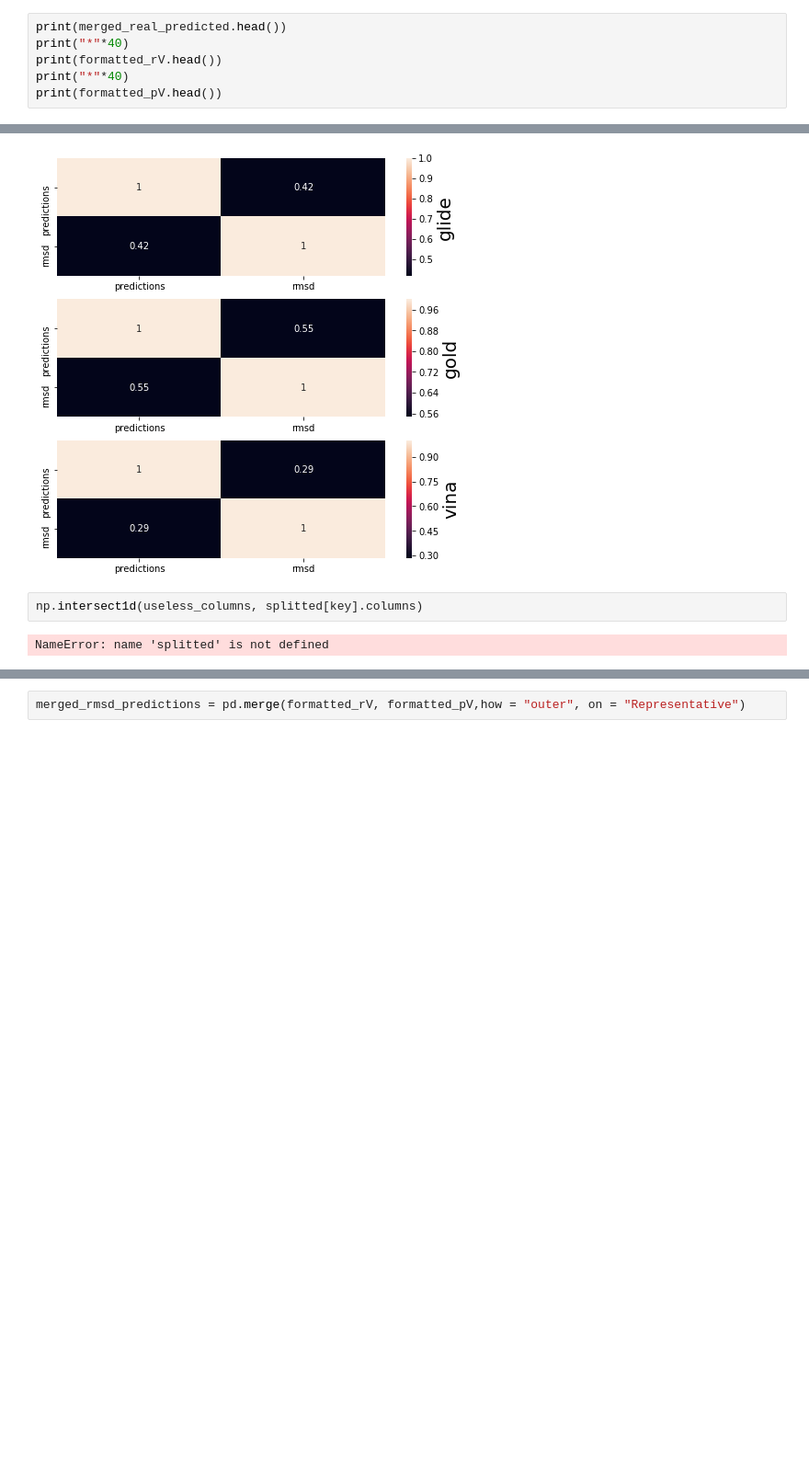
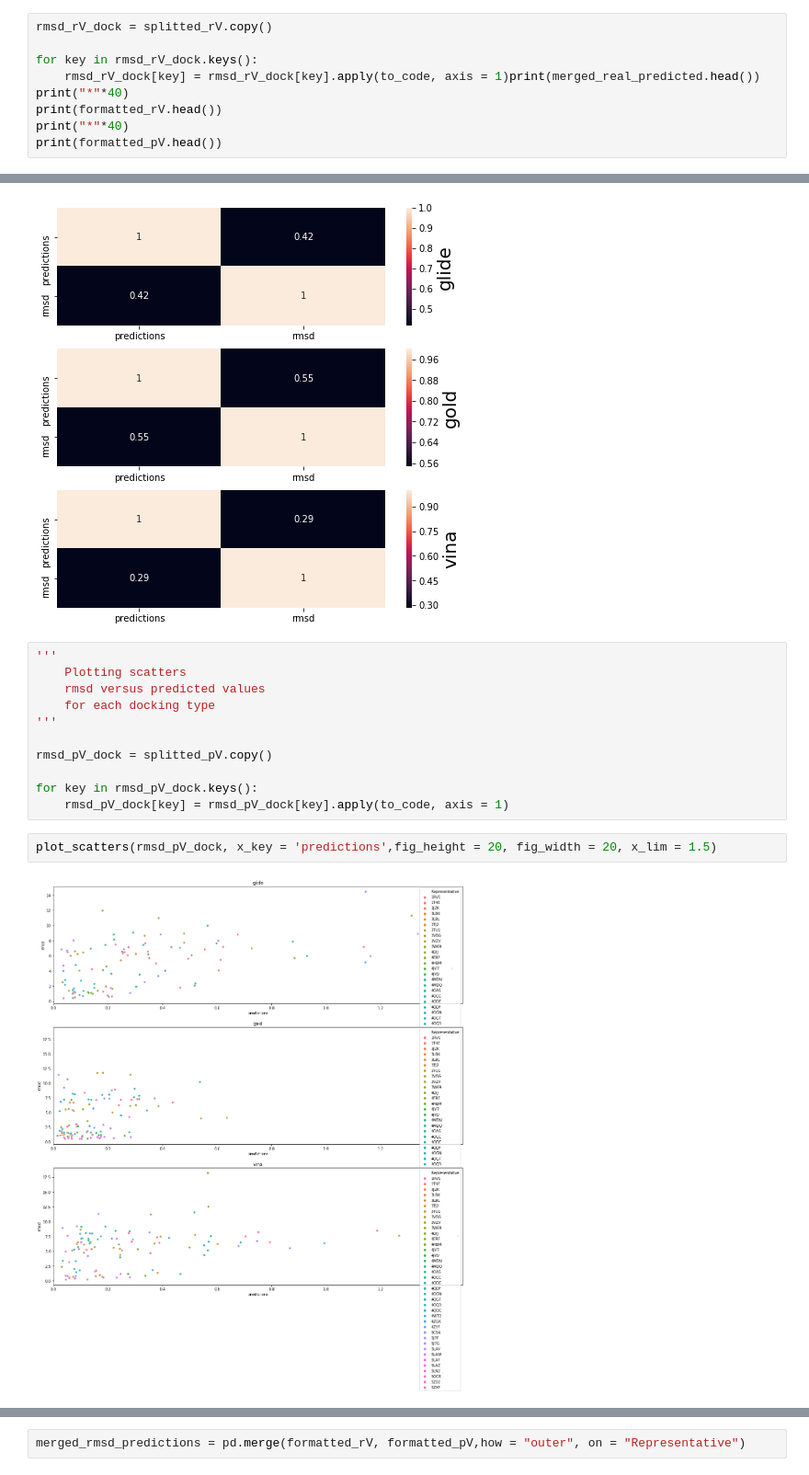
Before and after one commit to akezhanmussa/ProteinLigandPredictor, a Jupyter notebook: structured/utils/visualization/DataAnalysis.ipynb, the cells around one changed output, grey strips where cells are left out. Shown: that part at 92% size. Saved outputs shown, nothing was run; the diff lists cells and outputs as text; blank space fills up the shorter version.

```diff
--- a/structured/utils/visualization/DataAnalysis.ipynb
+++ b/structured/utils/visualization/DataAnalysis.ipynb
@@ -231,7 +283,10 @@ formatted_rV.shape
 # Merge in relative to realValues (their shape is less) by the common column Representative
 merged_real_predicted = pd.merge(formatted_rV, formatted_pV, on = "Representative")
 # %%
-print(merged_real_predicted.head())
+rmsd_rV_dock = splitted_rV.copy()
+
+for key in rmsd_rV_dock.keys():
+    rmsd_rV_dock[key] = rmsd_rV_dock[key].apply(to_code, axis = 1)print(merged_real_predicted.head())
 print("*"*40)
 print(formatted_rV.head())
 print("*"*40)
@@ -263,8 +318,19 @@ correlation_pV = compute_correlations(splitted_pV,compare = ["predictions", "rms
 plot_correlations(correlation_pV)
 # %% [output]
 [figure]
-# %%
-np.intersect1d(useless_columns, splitted[key].columns)
-# %% [output]
-NameError: name 'splitted' is not defined
+# %%
+'''
+    Plotting scatters
+    rmsd versus predicted values
+    for each docking type
+'''
+
+rmsd_pV_dock = splitted_pV.copy()
+
+for key in rmsd_pV_dock.keys():
+    rmsd_pV_dock[key] = rmsd_pV_dock[key].apply(to_code, axis = 1)
+# %%
+plot_scatters(rmsd_pV_dock, x_key = 'predictions',fig_height = 20, fig_width = 20, x_lim = 1.5)
+# %% [output]
+[figure, added]
 # %%
```
Also changed, not shown: parts of 44 cells of this notebook.
